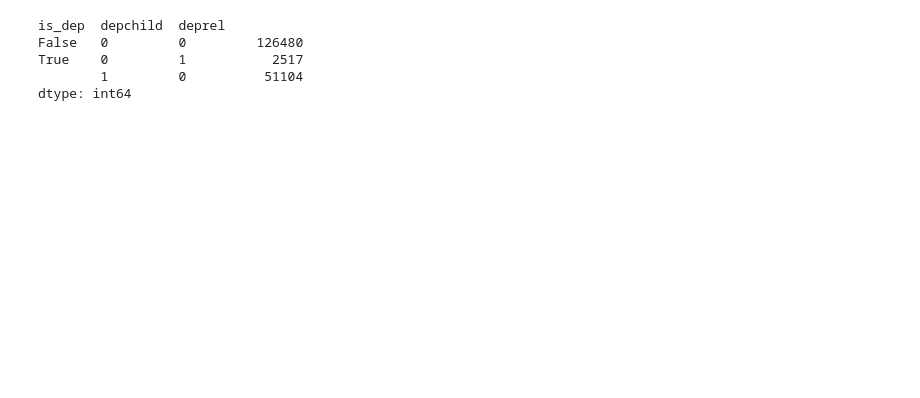
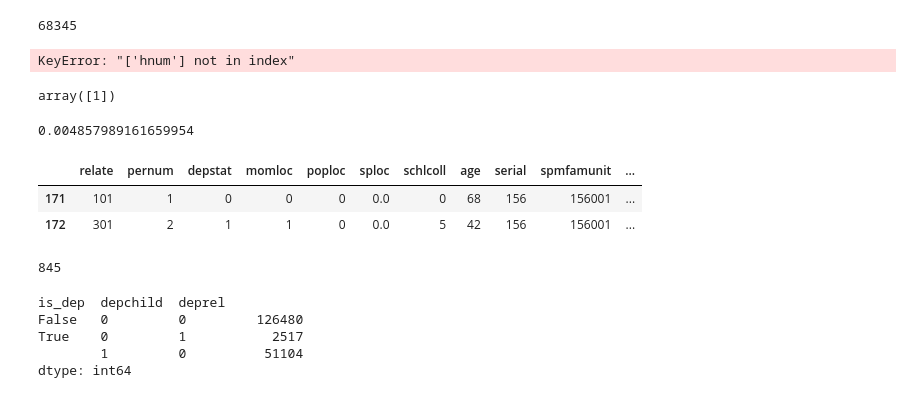
Before and after one commit to UBICenter/covid_ui, a Jupyter notebook: tax_units.ipynb, the cells around one changed output. Cells and saved outputs as stored; diff of their text form; code cells hidden in the pictures; blank space fills up the shorter version.

Commit message:
Start logic to convert ASEC person fields to taxcalc-summable

```diff
--- a/tax_units.ipynb
+++ b/tax_units.ipynb
@@ -42,3 +44,37 @@ assert (ipum[VARS_MISSING_ZERO].isna()).sum().sum() == 0
+# %%
+ipum = pd.read_csv('~/UBICenter/covid_ui/asec_2019_ipums.csv.gz')
+ipum.columns = ipum.columns.str.lower()
+# %%
+ipum['tax_unit_id'] = tax_unit_id(ipum)
+# %%
+UNIT_COLS = ['relate', 'pernum', 'depstat', 'momloc', 'poploc', 'sploc', 'schlcoll',
+             'age', 'serial', 'spmfamunit', 'tax_unit_id', 'depchild', 'deprel']
+# %%
+ipum.serial.nunique()
+# %% [output]
+68345
+# %%
+ipum[ipum.tax_unit_id.isna()][UNIT_COLS]
+# %% [output]
+KeyError: "['hnum'] not in index"
+# %%
+ipum[ipum.relate == RELATE_HEAD_OF_HOUSEHOLD_CODE].pernum.unique()
+# %% [output]
+array([1])
+# %%
+ipum[ipum.tax_unit_id.isna()].asecwth.sum() / ipum.asecwth.sum()
+# %% [output]
+0.004857989161659954
+# %%
+ipum[ipum.serial == 156][UNIT_COLS]
+# %% [output]
+|  | relate | pernum | depstat | momloc | poploc | sploc | schlcoll | age | serial | spmfamunit | ... |
+| 171 | 101 | 1 | 0 | 0 | 0 | 0.0 | 0 | 68 | 156 | 156001 | ... |
+| 172 | 301 | 2 | 1 | 1 | 0 | 0.0 | 5 | 42 | 156 | 156001 | ... |
+# %%
+ipum.tax_unit_id.isna().sum()
+# %% [output]
+845
 # %%
 # set 0's to NA for location
 COLS_ZERO_TO_NA = ['momloc', 'poploc', 'sploc']
```
Also changed, not shown: parts of 16 cells of this notebook, 3 other files.
